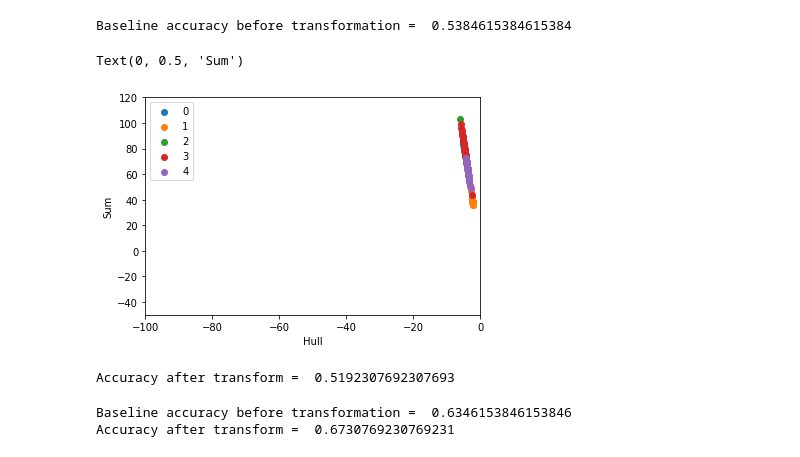
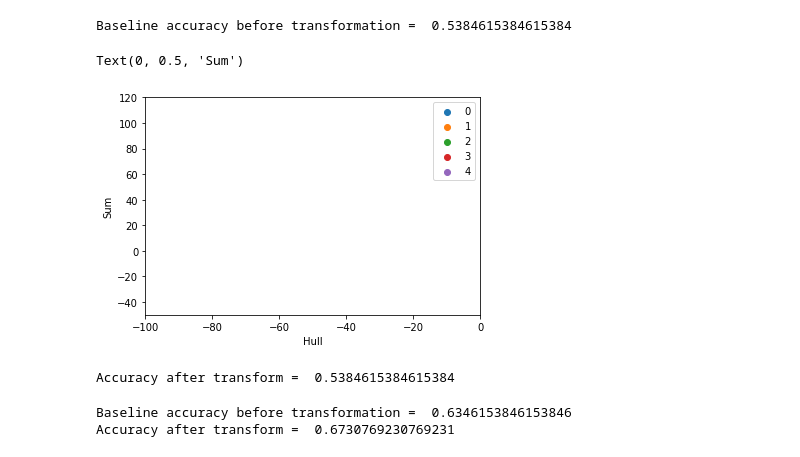
Before and after one commit to Purbayan23/FMML_Assignments, a Jupyter notebook: PS0049_FMML_Aug22_M1Lab4_LinearAlgebra.ipynb, the cells around one changed output. Saved outputs shown, nothing was run; the diff lists cells and outputs as text; code cells hidden in the pictures.

```diff
--- a/PS0049_FMML_Aug22_M1Lab4_LinearAlgebra.ipynb
+++ b/PS0049_FMML_Aug22_M1Lab4_LinearAlgebra.ipynb
@@ -719,25 +722,25 @@ print('Baseline accuracy before transformation = ', acc)
 # %% [output]
 Baseline accuracy before transformation =  0.5384615384615384
 # %%
-transform = np.array([[-1,-0.081],[-0.05,0.8888]])
+transform = np.array([[-20,-1.62],[-1,17.776]])
 
 train_feats_t = np.matmul(train_feats, transform)
 test_feats_t = np.matmul(test_feats, transform)
 
 fig, ax = plotData(train_feats_t, train_y)
 ax.set_xlim([-100,0])
 ax.set_ylim([-50,120])
 ax.set_xlabel("Hull")
 ax.set_ylabel("Sum")
 # %% [output]
 Text(0, 0.5, 'Sum')
-[figure, old version]
+[figure, new version]
 # %%
 test_pred = NN(train_feats_t, train_y, test_feats_t)
 acc = Accuracy(test_y, test_pred)
 print('Accuracy after transform = ', acc)
 # %% [output]
-Accuracy after transform =  0.5192307692307693
+Accuracy after transform =  0.5384615384615384
 # %%
 # used features : Hull of pixels and boundary
 train_feats = np.vstack((train_hull,train_bound)).transpose()
```
Also changed, not shown: parts of 5 cells of this notebook.
